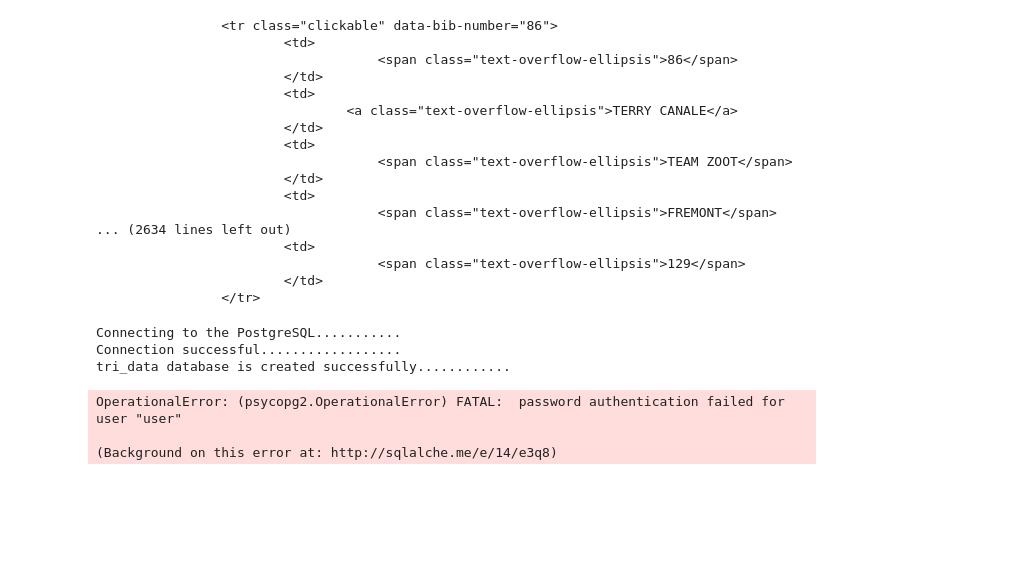
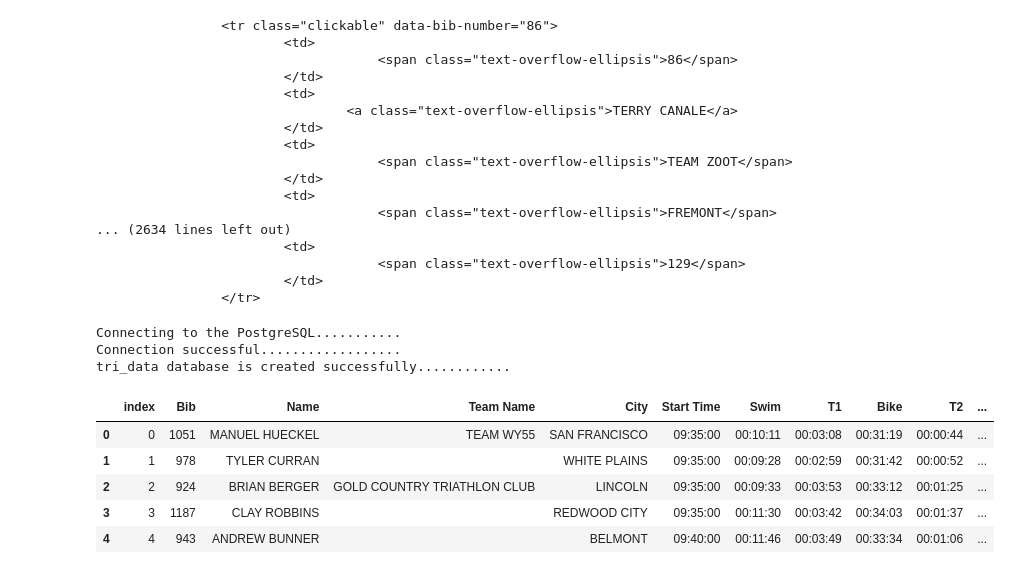
Before and after one commit to CBlumini/Triathalon_tracker, a Jupyter notebook: tri_web_scraper.ipynb, the cells around one changed output. Drawn from its saved outputs; the diff is of its cells as text; code cells hidden in the pictures; blank space fills up the shorter version.

Commit message:
can read and write postgres

```diff
--- a/tri_web_scraper.ipynb
+++ b/tri_web_scraper.ipynb
@@ -261,9 +261,16 @@ Connecting to the PostgreSQL...........
 Connection successful..................
 tri_data database is created successfully............
 # %%
-engine = create_engine('postgresql://user:postgres@localhost:5432/tri_data')
+engine = create_engine('postgresql://postgres:postgres@localhost:5432/tri_data')
 df.to_sql('sprint', engine)
-# %% [output]
-OperationalError: (psycopg2.OperationalError) FATAL:  password authentication failed for user "user"
-
-(Background on this error at: http://sqlalche.me/e/14/e3q8)
+# %%
+test = pd.read_sql("sprint", engine)
+# %%
+test.head()
+# %% [output]
+|  | index | Bib | Name | Team Name | City | Start Time | Swim | T1 | Bike | T2 | ... |
+| 0 | 0 | 1051 | MANUEL HUECKEL | TEAM WY55 | SAN FRANCISCO | 09:35:00 | 00:10:11 | 00:03:08 | 00:31:19 | 00:00:44 | ... |
+| 1 | 1 | 978 | TYLER CURRAN |  | WHITE PLAINS | 09:35:00 | 00:09:28 | 00:02:59 | 00:31:42 | 00:00:52 | ... |
+| 2 | 2 | 924 | BRIAN BERGER | GOLD COUNTRY TRIATHLON CLUB | LINCOLN | 09:35:00 | 00:09:33 | 00:03:53 | 00:33:12 | 00:01:25 | ... |
+| 3 | 3 | 1187 | CLAY ROBBINS |  | REDWOOD CITY | 09:35:00 | 00:11:30 | 00:03:42 | 00:34:03 | 00:01:37 | ... |
+| 4 | 4 | 943 | ANDREW BUNNER |  | BELMONT | 09:40:00 | 00:11:46 | 00:03:49 | 00:33:34 | 00:01:06 | ... |
```
